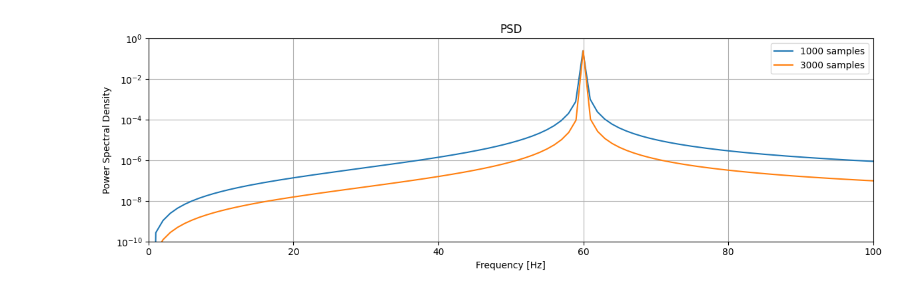
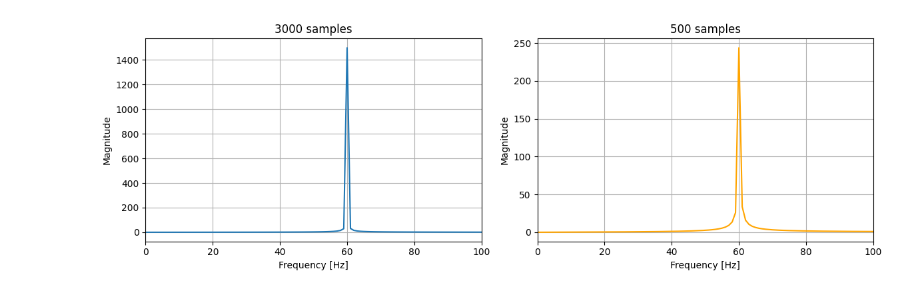
Before and after one commit to GabrielaRomoM/DSP-2024-2, a Jupyter notebook: Clase_131124.ipynb, the cells around one changed output. Cells and saved outputs as stored; diff of their text form; code cells hidden in the pictures.

```diff
--- a/Clase_131124.ipynb
+++ b/Clase_131124.ipynb
@@ -66,20 +46,28 @@ plt.show()
-# %%
-# Calculate the PSD
-psd1 = (np.abs(pfs1) ** 2) / (fs1 * len(t1))
-psd2 = (np.abs(pfs2) ** 2) / (fs2 * len(t2))
-
-# Plot the PSD of both signals
-plt.figure(figsize=(12, 4))
-plt.semilogy(pf1, psd1, label ="1000 samples")
-plt.semilogy(pf2, psd2, label ="3000 samples")
-plt.title("PSD")
-plt.xlabel("Frequency [Hz]")
-plt.ylabel("Power Spectral Density")
-plt.grid(True)
-plt.xlim(0, 100)
-plt.ylim(1e-10, 1e-0)
-plt.legend()
-plt.tight_layout()
-plt.show()
-# %% [output]
-[figure, removed]
+# %%
+#FFT
+fft1 = np.fft.fft(s1)
+freq1 = np.fft.fftfreq(len(fft1), 1 / fs1)
+
+fft2 = np.fft.fft(s2)
+freq2 = np.fft.fftfreq(len(fft2), 1 / fs2)
+
+# Plot the signals
+plt.figure(figsize=(12, 4))
+plt.subplot(1, 2, 1)
+plt.plot(freq1[:len(freq1)//2], np.abs(fft1[:len(fft1)//2]), label='FFT 1 (Fs = 3000 Hz)')
+plt.title("3000 samples")
+plt.xlabel("Frequency [Hz]")
+plt.ylabel("Magnitude")
+plt.xlim(0,100)
+plt.grid(True)
+plt.subplot(1, 2, 2)
+plt.plot(freq2[:len(freq2)//2], np.abs(fft2[:len(fft2)//2]), label='FFT 2 (Fs = 500 Hz)', color='orange')
+plt.title("500 samples")
+plt.xlabel("Frequency [Hz]")
+plt.ylabel("Magnitude")
+plt.xlim(0,100)
+plt.grid(True)
+plt.tight_layout()
+plt.show()
+# %% [output]
+[figure, added]
```
Also changed, not shown: parts of 3 cells of this notebook.
